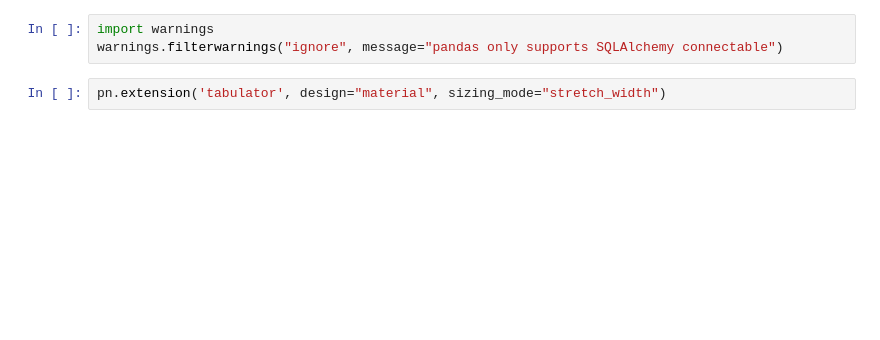
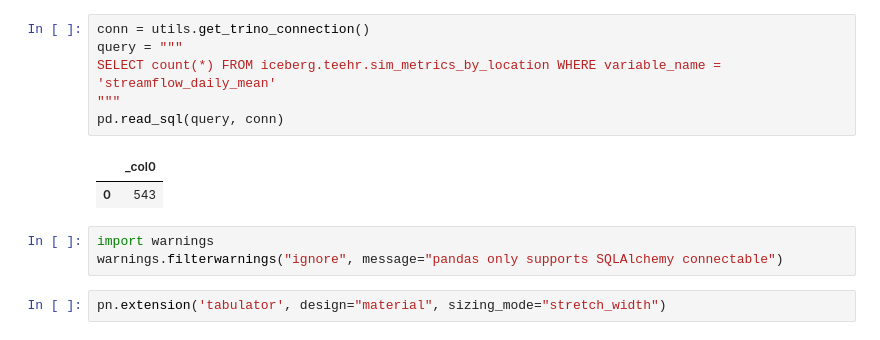
Before and after one commit to RTIInternational/teehr-hub, a Jupyter notebook: panel-dashboards/apps/simulation_dashboard.ipynb, the cells around one changed output. Cells and saved outputs as stored; diff of their text form; blank space fills up the shorter version.

```diff
--- a/panel-dashboards/apps/simulation_dashboard.ipynb
+++ b/panel-dashboards/apps/simulation_dashboard.ipynb
@@ -23,3 +27,12 @@ import utils
+# %%
+conn = utils.get_trino_connection()
+query = """
+SELECT count(*) FROM iceberg.teehr.sim_metrics_by_location WHERE variable_name = 'streamflow_daily_mean'
+"""
+pd.read_sql(query, conn)
+# %% [output]
+|  | _col0 |
+| 0 | 543 |
 # %%
 import warnings
 warnings.filterwarnings("ignore", message="pandas only supports SQLAlchemy connectable")
```
Also changed, not shown: parts of 7 cells of this notebook.
